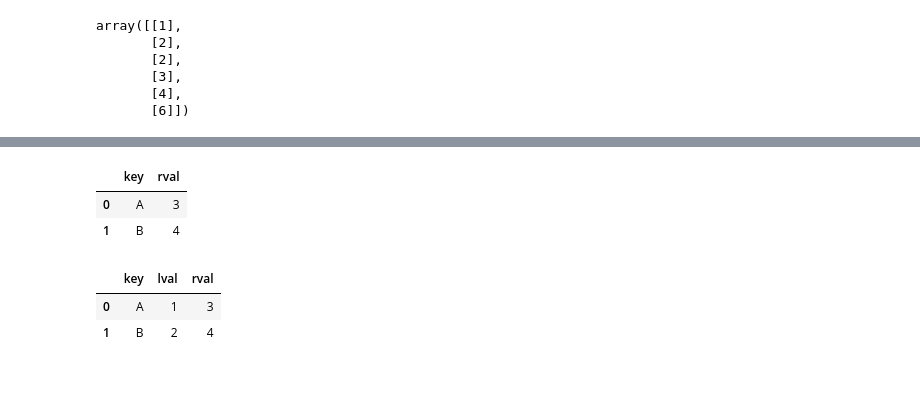
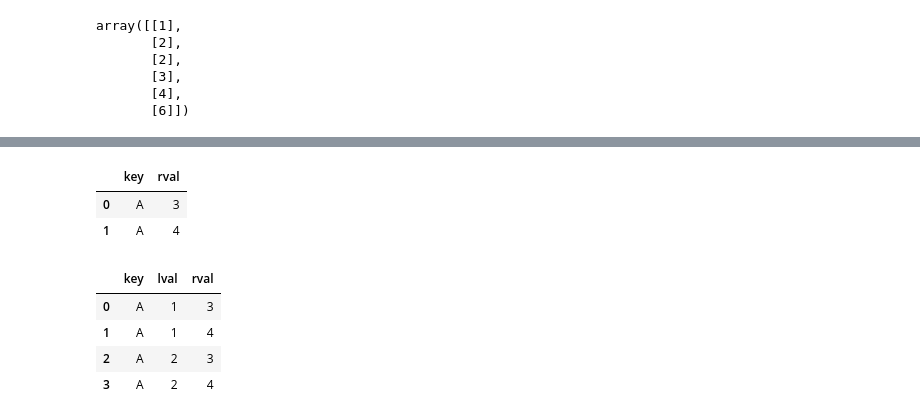
Before and after one commit to suryadivum/crud-operation, a Jupyter notebook: dataSci/demo.ipynb, the cells around one changed output, grey strips where cells are left out. Saved outputs shown, nothing was run; the diff lists cells and outputs as text; code cells hidden in the pictures; blank space fills up the shorter version.

```diff
--- a/dataSci/demo.ipynb
+++ b/dataSci/demo.ipynb
@@ -206,15 +175,17 @@ df
 # %%
-left = pd.DataFrame({'key':['A','B'], 'lval':[1,2]})
-right = pd.DataFrame({'key':['A','B'], 'rval':[3,4]})
+left = pd.DataFrame({'key':['A','A'], 'lval':[1,2]})
+right = pd.DataFrame({'key':['A','A'], 'rval':[3,4]})
 # %%
 right
 # %% [output]
 |  | key | rval |
 | 0 | A | 3 |
-| 1 | B | 4 |
+| 1 | A | 4 |
 # %%
-pd.merge(left,right)
+pd.merge(left,right, on="key")
 # %% [output]
 |  | key | lval | rval |
 | 0 | A | 1 | 3 |
-| 1 | B | 2 | 4 |
+| 1 | A | 1 | 4 |
+| 2 | A | 2 | 3 |
+| 3 | A | 2 | 4 |
```
Also changed, not shown: parts of 22 cells of this notebook, 3 other files.
